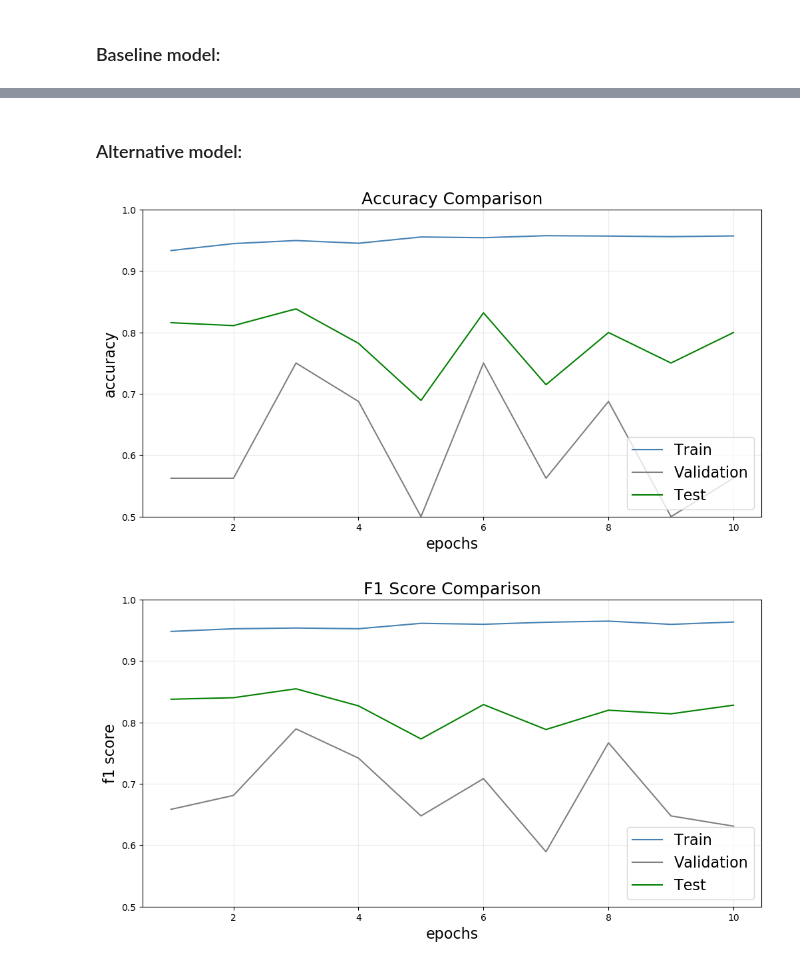
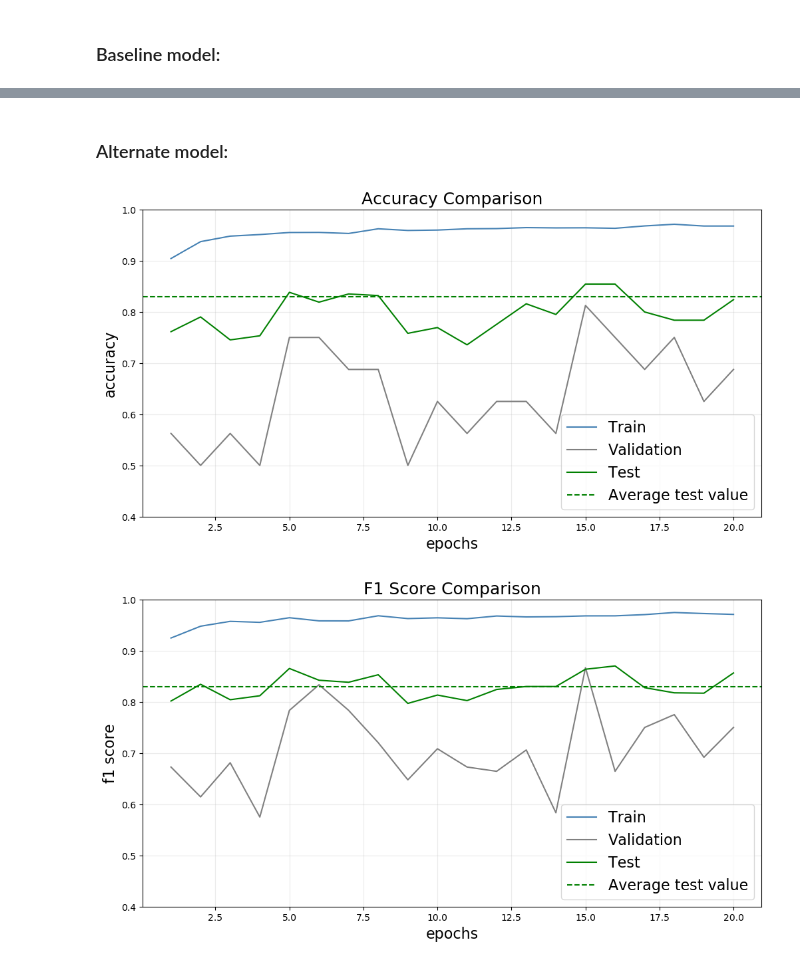
Before and after one commit to jimenasalinas/predicting_pneumonia, a Jupyter notebook: notebooks/hparams_tunning.ipynb, the cells around one changed output, grey strips where cells are left out. Drawn from its saved outputs; the diff is of its cells as text; code cells hidden in the pictures.

```diff
--- a/notebooks/hparams_tunning.ipynb
+++ b/notebooks/hparams_tunning.ipynb
@@ -570,7 +571,7 @@ optimizer = optim.AdamW(model.parameters(), lr=0.001, betas=(0.9, 0.999), eps=1e
 # %% [markdown]
 # Train, Validate and Test the Model
 # %%
-EPOCHS = 10
+EPOCHS = 20
 
 train_losses = []
 train_accuracies = []
@@ -584,7 +585,7 @@ test_f1 = []
 for e in range(EPOCHS):  # loop over the dataset multiple times
     # TRAIN
     # Make sure gradient tracking is on, and do a pass over the data
-    model.train()
+    model_2.train()
     running_loss_train = 0.0
     accuracies_train = []
     f1_scores_train = []
@@ -598,7 +599,7 @@ for e in range(EPOCHS):  # loop over the dataset multiple times
             optimizer.zero_grad()
 
             # forward + backward + optimize
-            outputs = model(inputs)
+            outputs = model_2(inputs)
             _, predicted = torch.max(outputs, 1)
 
             loss = criterion(outputs, labels)
@@ -635,7 +636,7 @@ for e in range(EPOCHS):  # loop over the dataset multiple times
 
     #VALIDATE
     # in the validation part, we don't want to keep track of the gradients
-    model.eval()
+    model_2.eval()
     running_loss_val = 0.0
     accuracies_val = []
     f1_scores_val = []
@@ -647,7 +648,7 @@ for e in range(EPOCHS):  # loop over the dataset multiple times
         inputs = inputs.float()
 
         # val prediction
-        outputs = model(inputs)
+        outputs = model_2(inputs)
         _, predicted = torch.max(outputs, 1)
 
         loss = criterion(outputs, labels)
@@ -680,7 +681,7 @@ for e in range(EPOCHS):  # loop over the dataset multiple times
     print('   Avg. val f1:',avg_val_f1)
 
     #TEST
-    model.eval()
+    model_2.eval()
     accuracies_test = []
     f1_scores_test = []
     print('Analyzing epoch:', e + 1, "for test dataset")
@@ -690,7 +691,7 @@ for e in range(EPOCHS):  # loop over the dataset multiple times
         inputs = inputs.float()
 
         # test prediction
-        outputs = model(inputs)
+        outputs = model_2(inputs)
         _, predicted = torch.max(outputs, 1)
 
         # Calculate accuracy metrics
@@ -742,14 +743,14 @@ model_2_results = {'train_losses' : train_losses,
                    'test_f1' : test_f1}
 # %%
 # Export the dictionary as a JSON file
-with open("model2_results.json", "w") as file:
+with open("model2_results_" + str(EPOCHS) + "epochs.json", "w") as file:
     json.dump(model_2_results, file)
 # %% [markdown]
 # Plotting the Results
 # %% [markdown]
 ### Baseline model:
 # %%
-with open("model1_results.json", "r") as file:
+with open("model1_results_" + str(EPOCHS) + "epochs.json", "r") as file:
     data = json.load(file)
 # %%
 # Plotting the training, testing and validation accuracies
@@ -798,27 +797,29 @@ In order to improve the model, we plan to run the model using a binary cross ent
 # %% [markdown]
-### Alternative model:
+### Alternate model:
 # %%
-with open("model2_results.json", "r") as file:
+with open("model2_results_" + str(EPOCHS) + "epochs.json", "r") as file:
     data = json.load(file)
 # %%
 # Plotting the training, testing and validation accuracies
 fig, ax = plt.subplots(nrows=1, ncols=1, figsize=(12,6))
 epochs_array = [i + 1 for i in range(0, EPOCHS, 1)]
 
 ax.plot(epochs_array, data['train_accuracies'], color="steelblue", label='Train')
 ax.plot(epochs_array, data['val_accuracies'], color="grey", label='Validation')
 ax.plot(epochs_array, data['test_accuracies'], color="green", label='Test')
 
+ax.axhline(y=sum(data['test_f1']) / len(data['test_f1']), color='green', linestyle='--', label='Average test value')
+
 ax.grid(alpha=0.25)
 ax.legend(loc="lower right", fontsize=16)
 ax.set_xlabel("epochs", fontsize=16)
 ax.set_ylabel("accuracy", fontsize=16)
 ax.set_title("Accuracy Comparison", fontsize=18)
-ax.set_ylim(0.5, 1.0)
+ax.set_ylim(0.4, 1.0)
 
 plt.show()
 # %% [output]
-[figure, old version]
+[figure, new version]
 # %%
 # Plotting the training, testing and validation F1 scores
 fig, ax = plt.subplots(nrows=1, ncols=1, figsize=(12,6))
@@ -828,13 +829,16 @@ ax.plot(epochs_array, data['train_f1'], color="steelblue", label='Train')
 ax.plot(epochs_array, data['val_f1'], color="grey", label='Validation')
 ax.plot(epochs_array, data['test_f1'], color="green", label='Test')
 
+ax.axhline(y=sum(data['test_f1']) / len(data['test_f1']), color='green', linestyle='--', label='Average test value')
+
 ax.grid(alpha=0.25)
+
 ax.legend(loc="lower right", fontsize=16)
 ax.set_xlabel("epochs", fontsize=16)
 ax.set_ylabel("f1 score", fontsize=16)
 ax.set_title("F1 Score Comparison", fontsize=18)
-ax.set_ylim(0.5, 1.0)
+ax.set_ylim(0.4, 1.0)
 
 plt.show()
 # %% [output]
-[figure, old version]
+[figure, new version]
```
Also changed, not shown: parts of 12 cells of this notebook, 4 other files.
